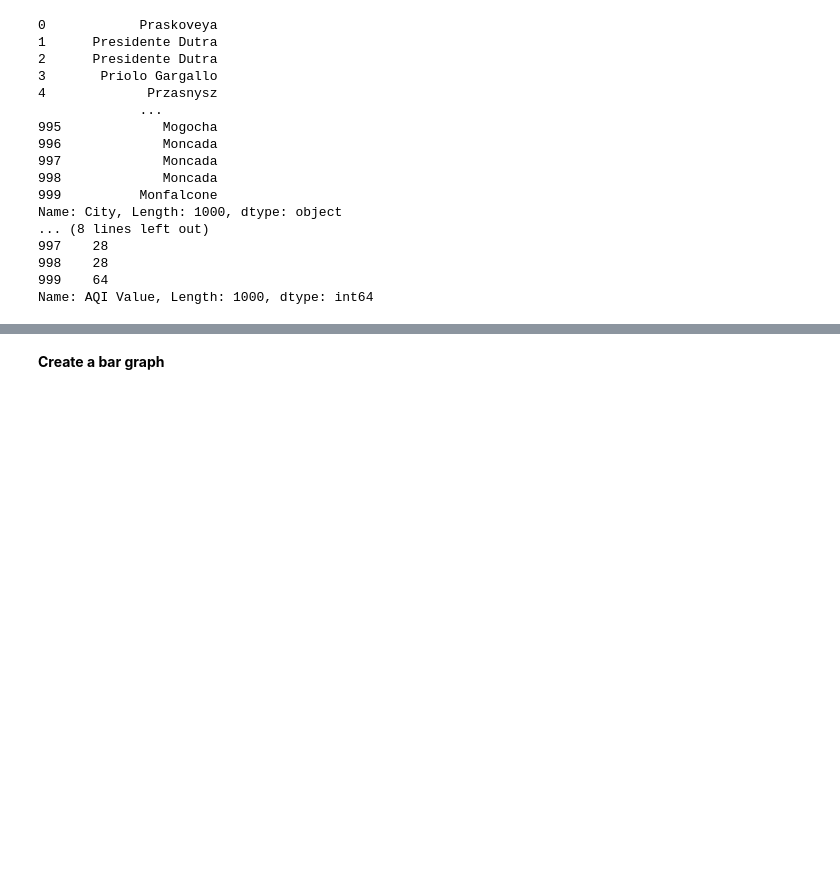
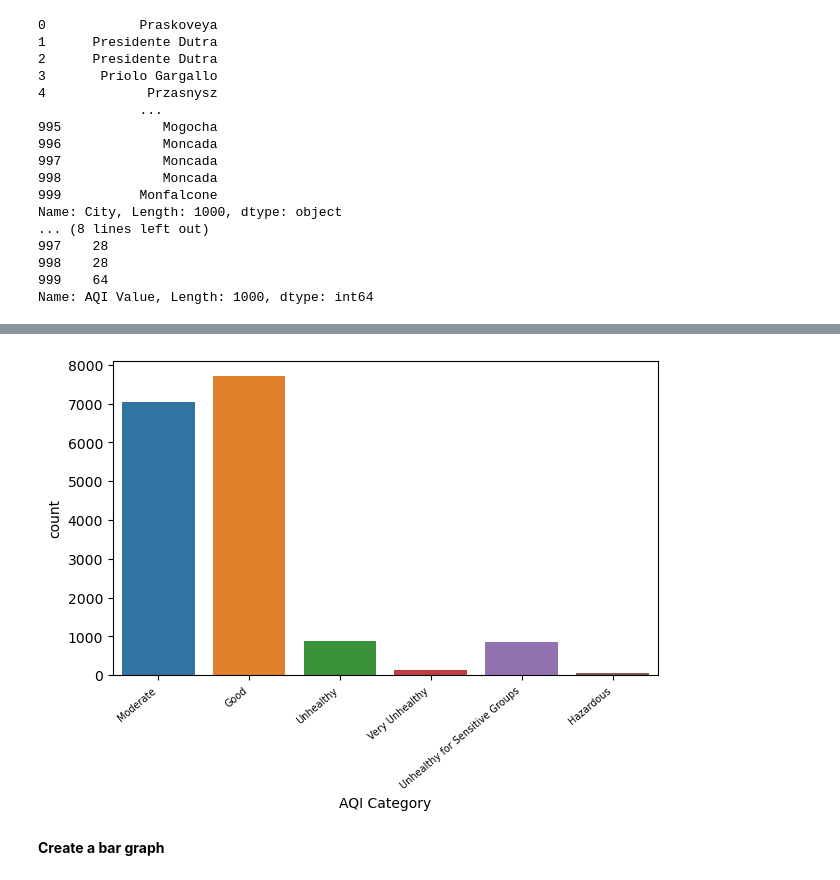
Before and after one commit to varsham16/World_Air_Quality_Index, a Jupyter notebook: World_air_quality_index.ipynb, the cells around one changed output, grey strips where cells are left out. Saved outputs shown, nothing was run; the diff lists cells and outputs as text; code cells hidden in the pictures; blank space fills up the shorter version.

```diff
--- a/World_air_quality_index.ipynb
+++ b/World_air_quality_index.ipynb
@@ -216,3 +231,10 @@ Name: AQI Value, Length: 1000, dtype: int64
+# %%
+ax = sns.countplot(x='AQI Category',data=dataset)
+ax.set_xticklabels(ax.get_xticklabels(), fontsize=7, rotation=40, ha="right")
+plt.tight_layout()
+plt.show()
+# %% [output]
+[figure, added]
 # %% [markdown]
 **Create a bar graph**
 # %%
```
Also changed, not shown: parts of 8 cells of this notebook.
